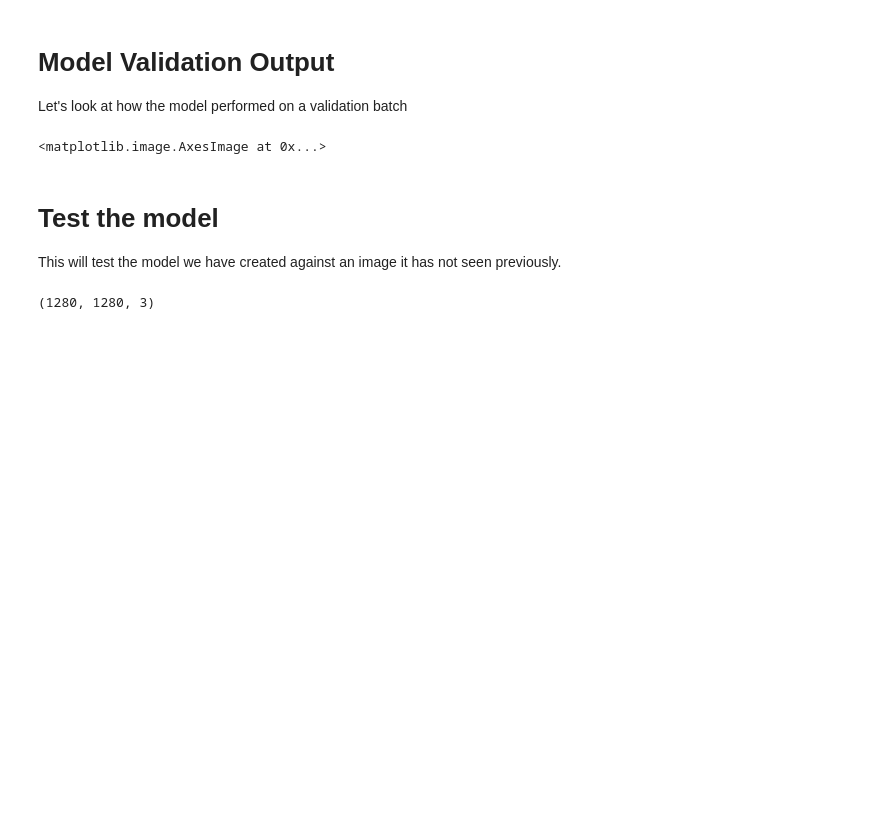
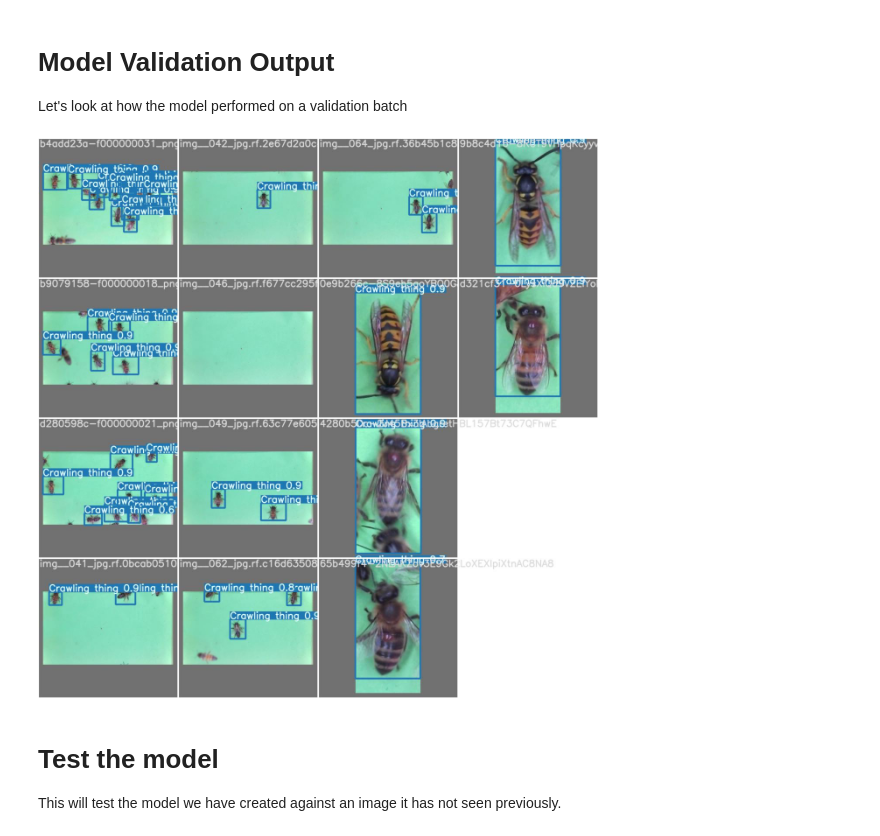
Before and after one commit to WataNekko/aiot-beehive, a Jupyter notebook: Object_Detection_training.ipynb, the cells around one changed output. Saved outputs shown, nothing was run; the diff lists cells and outputs as text; code cells hidden in the pictures; blank space fills up the shorter version.

```diff
--- a/Object_Detection_training.ipynb
+++ b/Object_Detection_training.ipynb
@@ -123,16 +108,13 @@ plt.imshow(img)
 
 Let's look at how the model performed on a validation batch
 # %%
-img = cv.imread("/tmp/yolov7/runs/train/exp/test_batch0_pred.jpg")
+img = cv.imread("/tmp/yolov7/runs/train/exp2/test_batch0_pred.jpg")
 plt.figure(figsize=(15, 15))
-plt.imshow(img)
+# plt.imshow(img)
+cv2_imshow(img)
 # %% [output]
-<matplotlib.image.AxesImage at 0x...>
+[figure, added]
 # %% [markdown]
 # Test the model
 
 This will test the model we have created against an image it has not seen previously.
-# %%
-img.shape
-# %% [output]
-(1280, 1280, 3)
```
Also changed, not shown: parts of 13 cells of this notebook.
